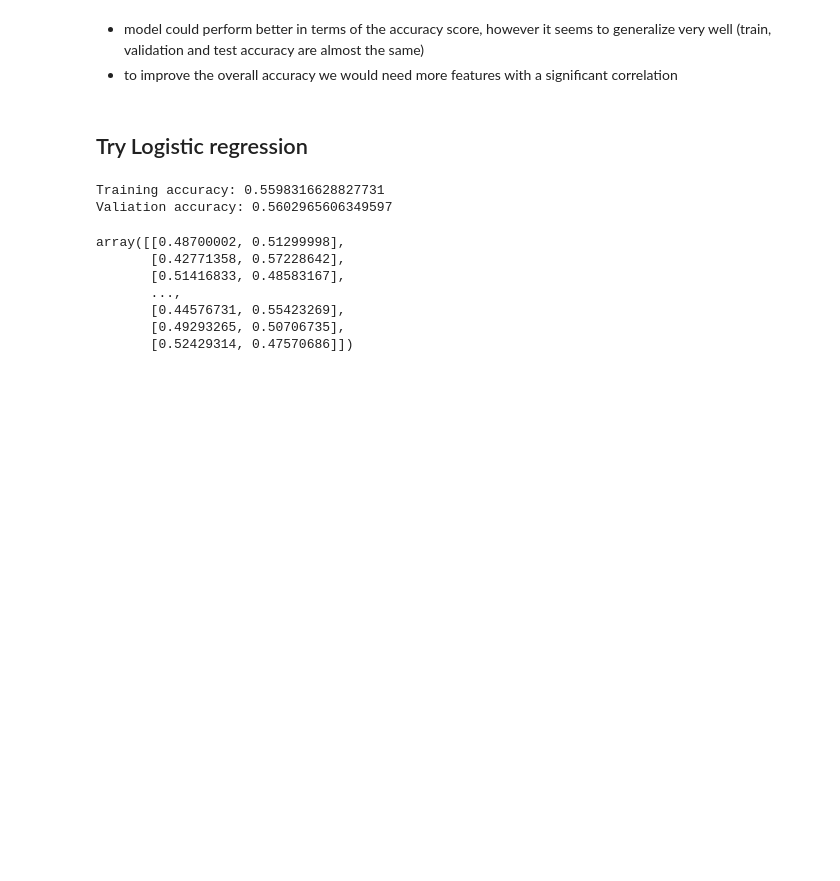
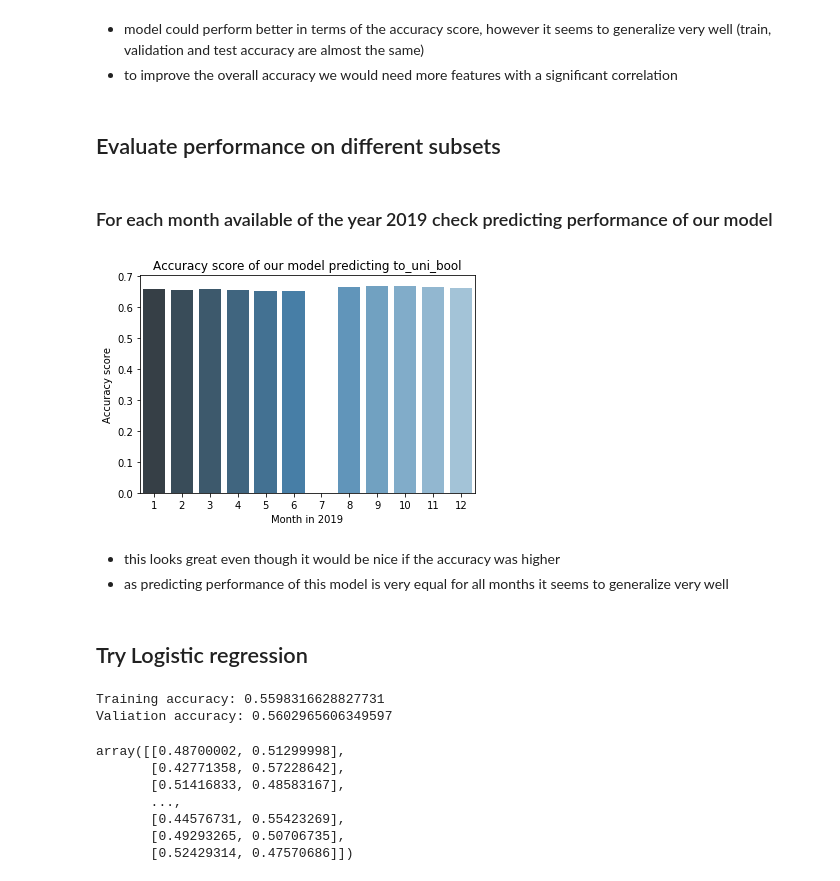
Before and after one commit to janiksudo/PDS_Project, a Jupyter notebook: notebooks/#8_predict_trip_direction.ipynb, the cells around one changed output. Cells and saved outputs as stored; diff of their text form; code cells hidden in the pictures; blank space fills up the shorter version.

```diff
--- a/notebooks/#8_predict_trip_direction.ipynb
+++ b/notebooks/#8_predict_trip_direction.ipynb
@@ -445,6 +443,42 @@ weighted avg       0.66      0.66      0.66     48760
 # %% [markdown]
 - model could perform better in terms of the accuracy score, however it seems to generalize very well (train, validation and test accuracy are almost the same)
 - to improve the overall accuracy we would need more features with a significant correlation
+# %% [markdown]
+## Evaluate performance on different subsets
+# %% [markdown]
+### For each month available of the year 2019 check predicting performance of our model
+# %%
+# Lists to save accuracy scores for all months
+accuracy = []
+
+for i in range(1,13):
+    if i != 7:
+        # Create subsets for evaluating on performance for the month of august
+        train = bremen_trips[bremen_trips.set_index('start_time').index.month != i]
+        X_train = train[['start_lng','start_lat','humidity_2m','dew_point_2m','max_mean_m/s','hour']]
+        y_train = train[['to_uni_bool']]
+
+        val = bremen_trips[bremen_trips.set_index('start_time').index.month == i]
+        X_month = val[['start_lng','start_lat','humidity_2m','dew_point_2m','max_mean_m/s','hour']]
+        y_month = val[['to_uni_bool']]
+
+        # Train on all data except of august
+        rf = RandomForestClassifier(criterion='entropy', class_weight='balanced_subsample', n_estimators=n_estimator, max_depth=depth)
+        rf.fit(X_train, y_train)
+
+        accuracy.append(rf.score(X_month, y_month))
+    else:
+        accuracy.append(0)
+
+ax = sns.barplot(x=np.arange(1,13), y=accuracy, palette="Blues_d")
+ax.set(ylabel='Accuracy score', xlabel='Month in 2019')
+ax.set_title('Accuracy score of our model predicting to_uni_bool')
+plt.savefig("../reports/figures/to_uni_prediction_performance_monthly.png", dpi = 300)
+# %% [output]
+[figure, added]
+# %% [markdown]
+- this looks great even though it would be nice if the accuracy was higher
+- as predicting performance of this model is very equal for all months it seems to generalize very well
 # %% [markdown]
 ## Try Logistic regression
 # %%
```
Also changed, not shown: parts of 30 cells of this notebook.
